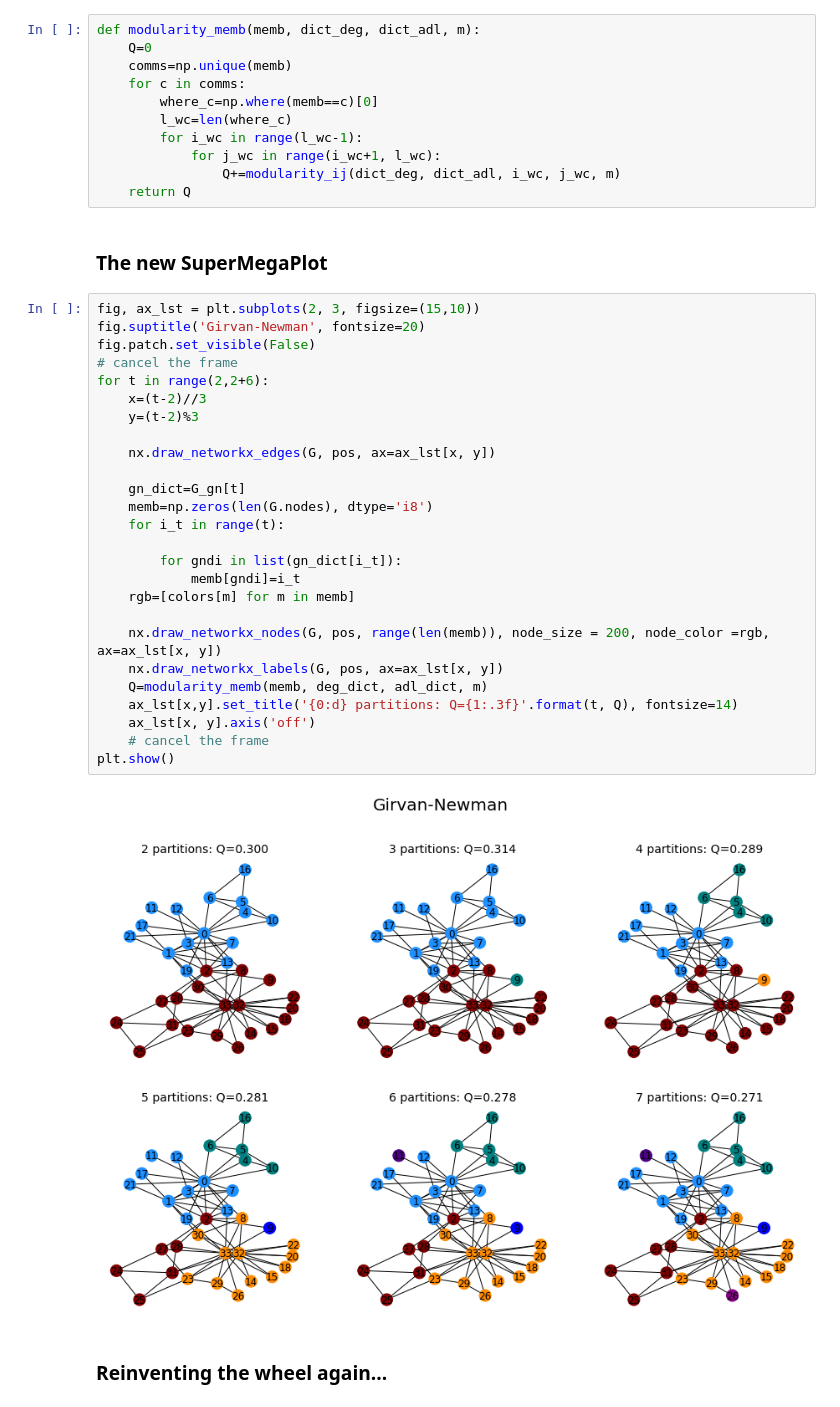
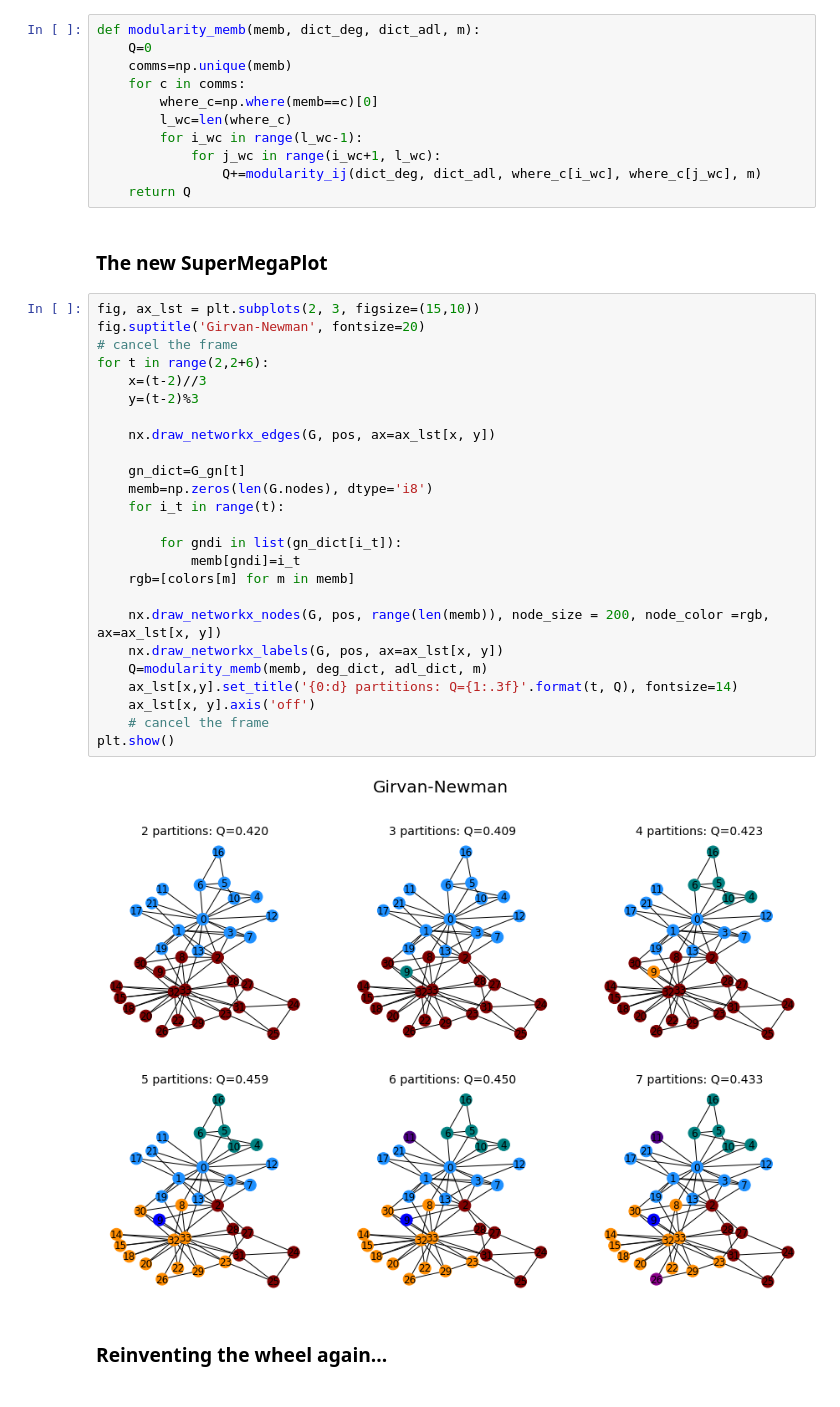
Before and after one commit to fabiosaracco/networks_02_2020, a Jupyter notebook: Lectures/Lecture_1_Girvan_Newman_and_the_Modularity.ipynb, the cells around one changed output. Saved outputs shown, nothing was run; the diff lists cells and outputs as text.

```diff
--- a/Lectures/Lecture_1_Girvan_Newman_and_the_Modularity.ipynb
+++ b/Lectures/Lecture_1_Girvan_Newman_and_the_Modularity.ipynb
@@ -174,38 +169,37 @@ def modularity_memb(memb, dict_deg, dict_adl, m):
         l_wc=len(where_c)
         for i_wc in range(l_wc-1):
             for j_wc in range(i_wc+1, l_wc):
-                Q+=modularity_ij(dict_deg, dict_adl, i_wc, j_wc, m)
+                Q+=modularity_ij(dict_deg, dict_adl, where_c[i_wc], where_c[j_wc], m)
     return Q
 # %% [markdown]
 ### The new SuperMegaPlot
 # %%
 fig, ax_lst = plt.subplots(2, 3, figsize=(15,10))
 fig.suptitle('Girvan-Newman', fontsize=20)
-fig.patch.set_visible(False)
 # cancel the frame
 for t in range(2,2+6):
     x=(t-2)//3
     y=(t-2)%3
 
     nx.draw_networkx_edges(G, pos, ax=ax_lst[x, y])
 
     gn_dict=G_gn[t]
     memb=np.zeros(len(G.nodes), dtype='i8')
     for i_t in range(t):
 
         for gndi in list(gn_dict[i_t]):
             memb[gndi]=i_t
     rgb=[colors[m] for m in memb]
 
     nx.draw_networkx_nodes(G, pos, range(len(memb)), node_size = 200, node_color =rgb, ax=ax_lst[x, y])
     nx.draw_networkx_labels(G, pos, ax=ax_lst[x, y])
     Q=modularity_memb(memb, deg_dict, adl_dict, m)
     ax_lst[x,y].set_title('{0:d} partitions: Q={1:.3f}'.format(t, Q), fontsize=14)
     ax_lst[x, y].axis('off')
     # cancel the frame
 plt.show()
 # %% [output]
-[figure, old version]
+[figure, new version]
 # %% [markdown]
 ### Reinventing the wheel again...
 # %%
```
Also changed, not shown: parts of 10 cells of this notebook.
